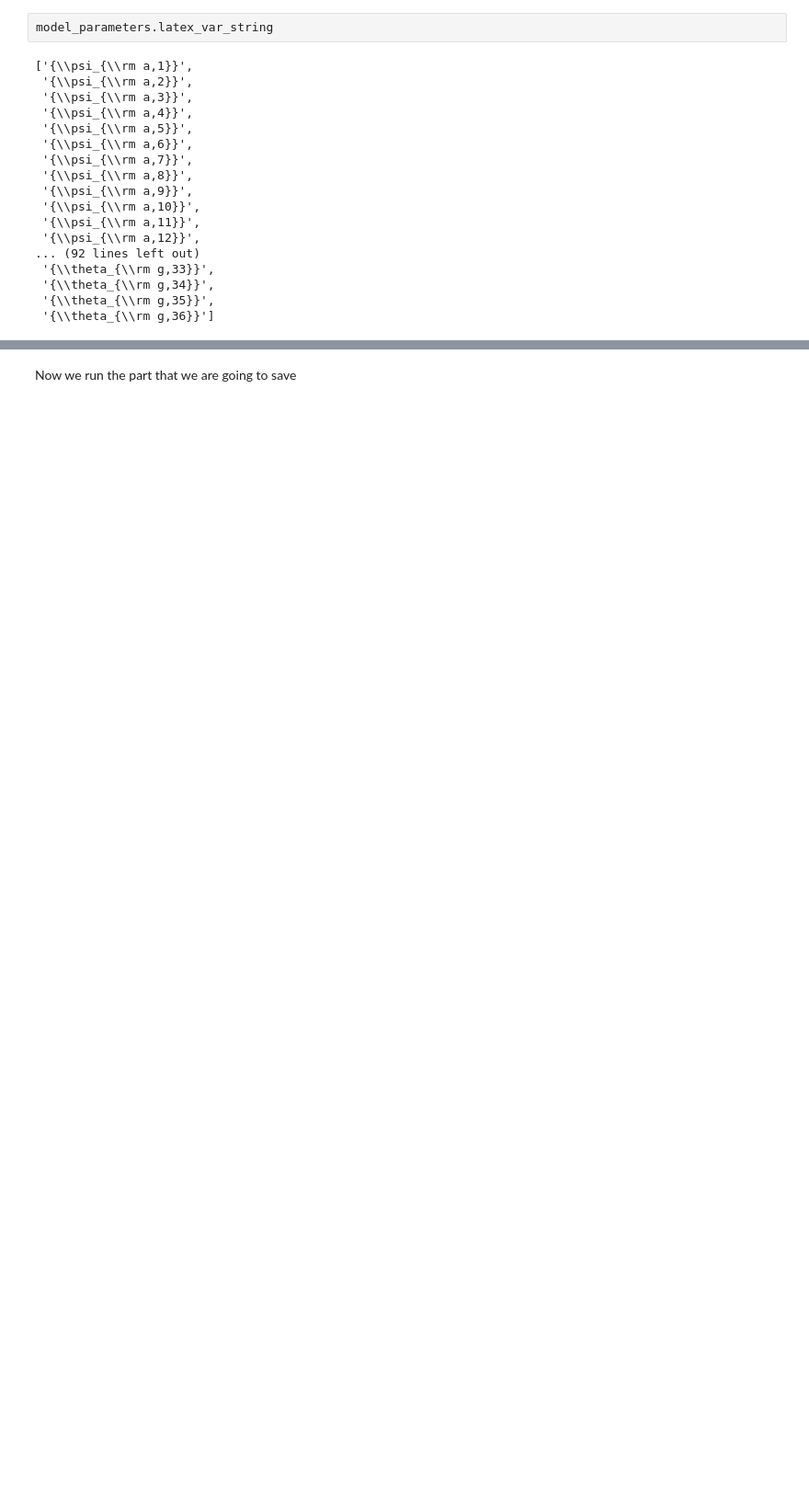
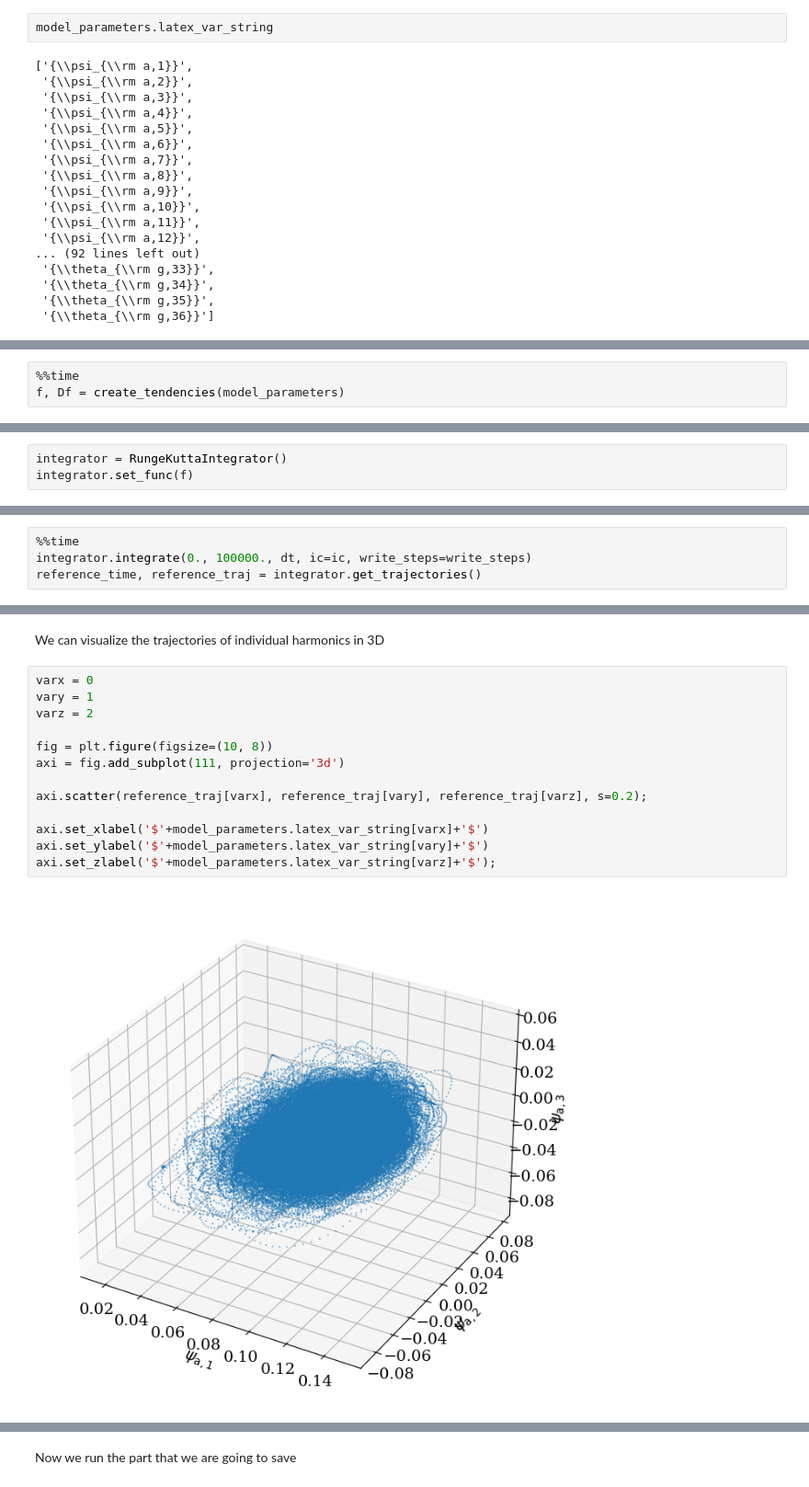
Before and after one commit to georgemilosh/qgs, a Jupyter notebook: notebooks/George_Robin.ipynb, the cells around one changed output, grey strips where cells are left out. Shown at 92% size. Drawn from its saved outputs; the diff is of its cells as text; blank space fills up the shorter version.

```diff
--- a/notebooks/George_Robin.ipynb
+++ b/notebooks/George_Robin.ipynb
@@ -99,0 +120,3 @@ model_parameters.latex_var_string
+# %%
+%%time
+f, Df = create_tendencies(model_parameters)
@@ -99,0 +129,3 @@ model_parameters.latex_var_string
+# %%
+integrator = RungeKuttaIntegrator()
+integrator.set_func(f)
@@ -99,0 +144,4 @@ model_parameters.latex_var_string
+# %%
+%%time
+integrator.integrate(0., 100000., dt, ic=ic, write_steps=write_steps)
+reference_time, reference_traj = integrator.get_trajectories()
@@ -99,0 +151,17 @@ model_parameters.latex_var_string
+# %% [markdown]
+We can visualize the trajectories of individual harmonics in 3D
+# %%
+varx = 0
+vary = 1
+varz = 2
+
+fig = plt.figure(figsize=(10, 8))
+axi = fig.add_subplot(111, projection='3d')
+
+axi.scatter(reference_traj[varx], reference_traj[vary], reference_traj[varz], s=0.2);
+
+axi.set_xlabel('$'+model_parameters.latex_var_string[varx]+'$')
+axi.set_ylabel('$'+model_parameters.latex_var_string[vary]+'$')
+axi.set_zlabel('$'+model_parameters.latex_var_string[varz]+'$');
+# %% [output]
+[figure, added]
```
Also changed, not shown: parts of 52 cells of this notebook, 1 other file.
